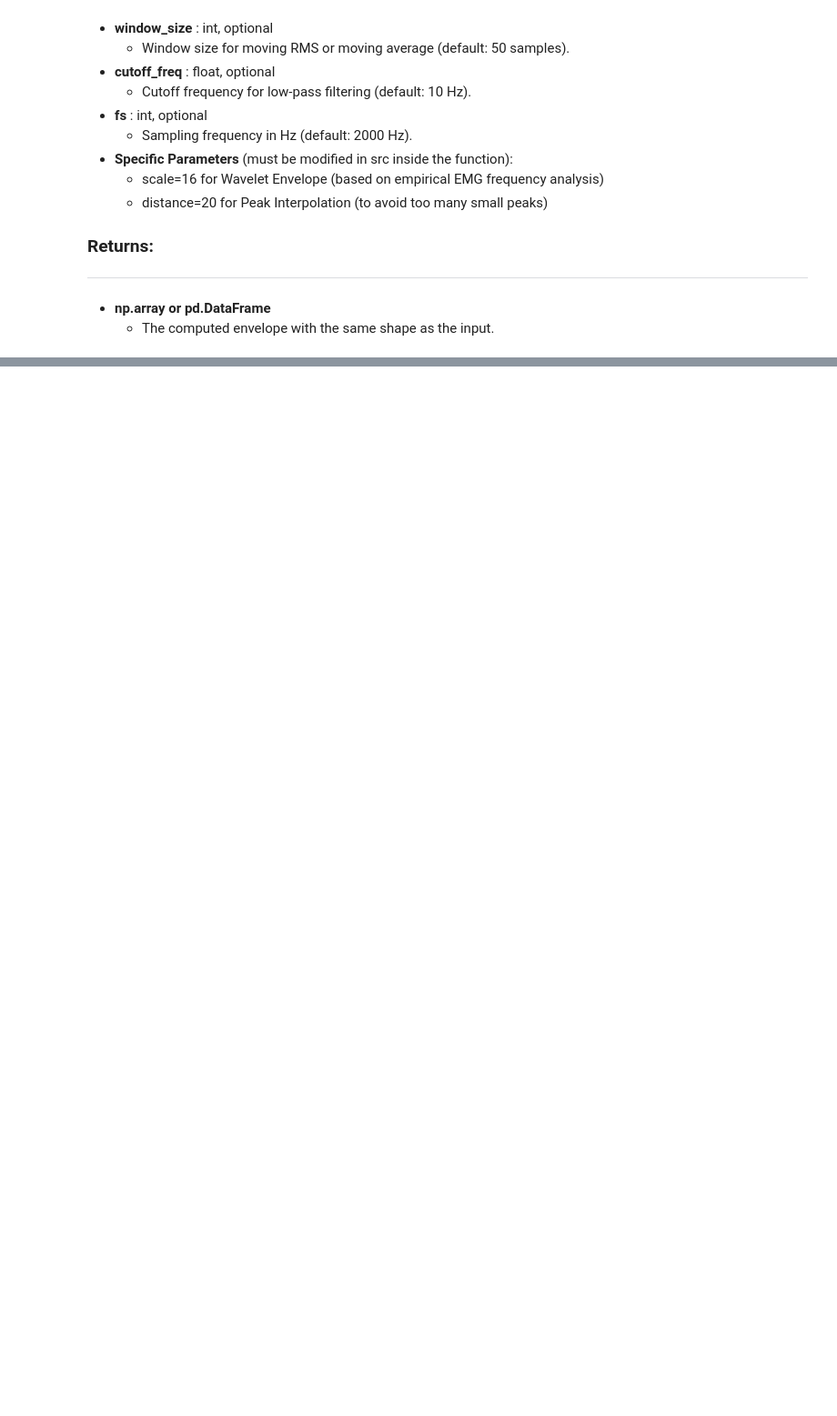
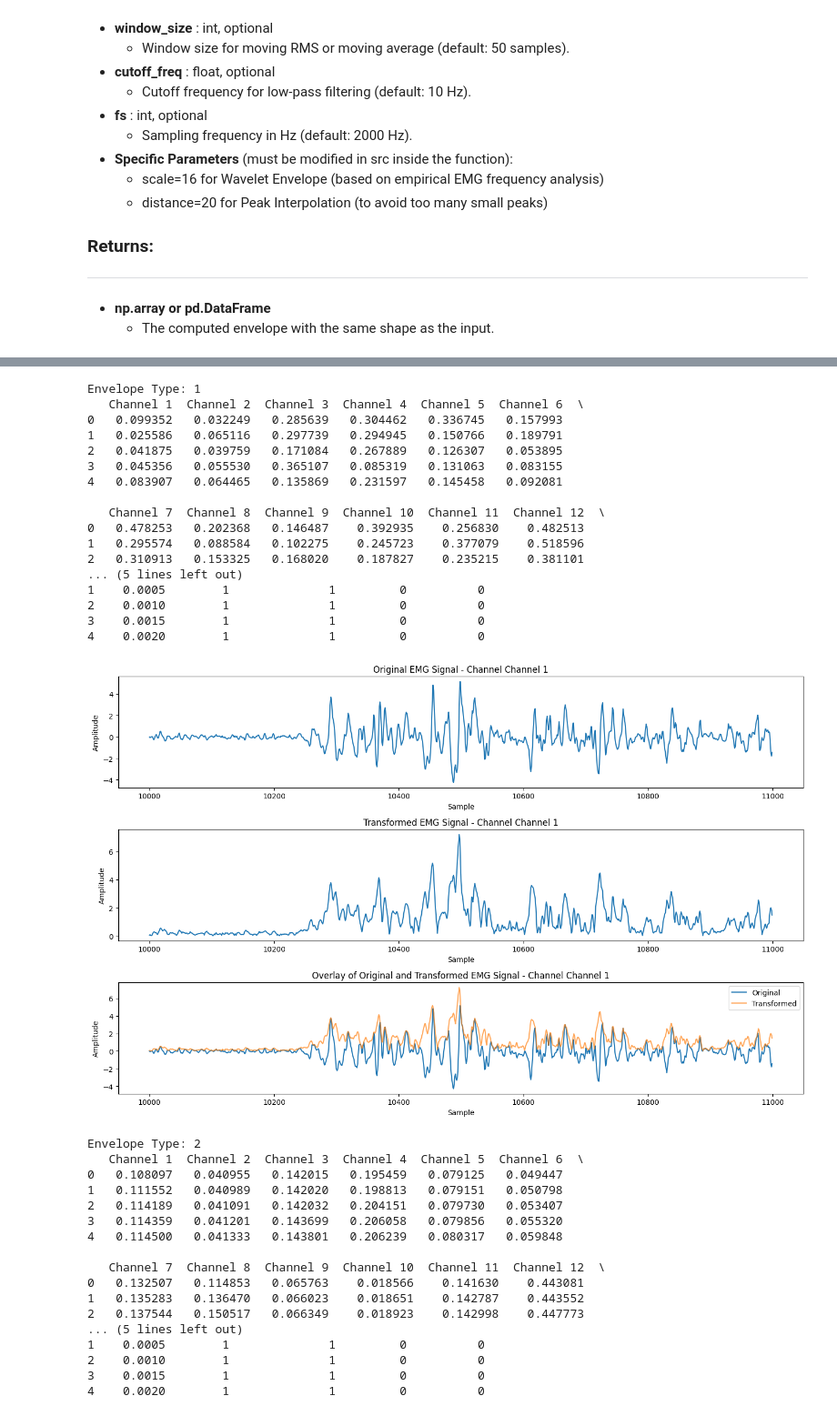
Before and after one commit to DanielSenseAI/IA_ProsthesisUdeA, a Jupyter notebook: envelope_processing.ipynb, the cells around one changed output, grey strips where cells are left out. Shown at 91% size. Cells and saved outputs as stored; diff of their text form; code cells hidden in the pictures; blank space fills up the shorter version.

```diff
--- a/envelope_processing.ipynb
+++ b/envelope_processing.ipynb
@@ -148,0 +200,53 @@ Number of Repetitions: 0
+# %%
+# List of envelope types to iterate over
+envelope_types = [1, 2, 6, 7]
+
+for envelope_type in envelope_types:
+    # Apply envelope extraction to EMG columns
+    envelope_df = get_envelope(test_df[emg_columns], envelope_type=envelope_type)
+
+    # Preserve non-EMG columns
+    meta_columns = ["Time (s)", "subject", "re_repetition", "stimulus", "relabeled"]
+    result_df = pd.concat([envelope_df, test_df[meta_columns]], axis=1)
+
+    print(f"Envelope Type: {envelope_type}")
+    print(result_df.head())
+
+    # Plot the EMG channel for the current envelope type
+    plot_emg_channel(test_df, result_df, channel='Channel 1', start=2000*5, end=2000*5+1000)
+# %% [output]
+Envelope Type: 1
+   Channel 1  Channel 2  Channel 3  Channel 4  Channel 5  Channel 6  \
+0   0.099352   0.032249   0.285639   0.304462   0.336745   0.157993
+1   0.025586   0.065116   0.297739   0.294945   0.150766   0.189791
+2   0.041875   0.039759   0.171084   0.267889   0.126307   0.053895
+3   0.045356   0.055530   0.365107   0.085319   0.131063   0.083155
+4   0.083907   0.064465   0.135869   0.231597   0.145458   0.092081
+
+   Channel 7  Channel 8  Channel 9  Channel 10  Channel 11  Channel 12  \
+0   0.478253   0.202368   0.146487    0.392935    0.256830    0.482513
+1   0.295574   0.088584   0.102275    0.245723    0.377079    0.518596
+2   0.310913   0.153325   0.168020    0.187827    0.235215    0.381101
+... (5 lines left out)
+1    0.0005        1              1         0          0
+2    0.0010        1              1         0          0
+3    0.0015        1              1         0          0
+4    0.0020        1              1         0          0
+[figure, added]
+Envelope Type: 2
+   Channel 1  Channel 2  Channel 3  Channel 4  Channel 5  Channel 6  \
+0   0.108097   0.040955   0.142015   0.195459   0.079125   0.049447
+1   0.111552   0.040989   0.142020   0.198813   0.079151   0.050798
+2   0.114189   0.041091   0.142032   0.204151   0.079730   0.053407
+3   0.114359   0.041201   0.143699   0.206058   0.079856   0.055320
+4   0.114500   0.041333   0.143801   0.206239   0.080317   0.059848
+
+   Channel 7  Channel 8  Channel 9  Channel 10  Channel 11  Channel 12  \
+0   0.132507   0.114853   0.065763    0.018566    0.141630    0.443081
+1   0.135283   0.136470   0.066023    0.018651    0.142787    0.443552
+2   0.137544   0.150517   0.066349    0.018923    0.142998    0.447773
+... (5 lines left out)
+1    0.0005        1              1         0          0
+2    0.0010        1              1         0          0
+3    0.0015        1              1         0          0
+4    0.0020        1              1         0          0
```
Also changed, not shown: parts of 5 cells of this notebook, 1 other file.
